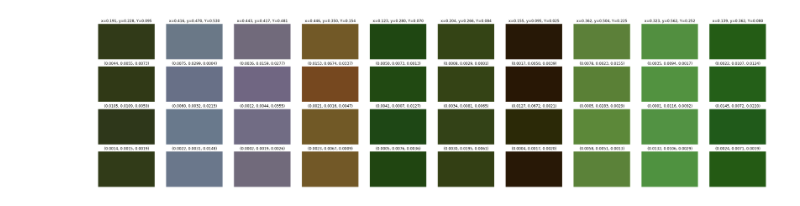
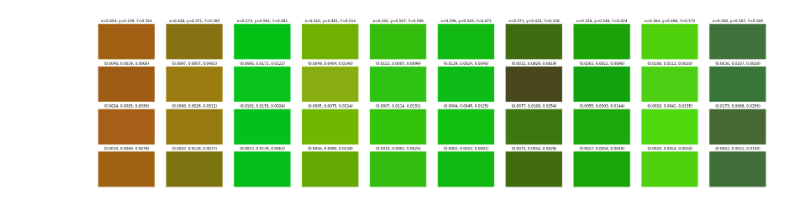
Before and after one commit to taigaoma1997/Meta_learning_photonics_structure, a Jupyter notebook: Model/compare_results.ipynb, the cells around one changed output. Saved outputs shown, nothing was run; the diff lists cells and outputs as text; code cells hidden in the pictures.

```diff
--- a/Model/compare_results.ipynb
+++ b/Model/compare_results.ipynb
@@ -69,7 +34,7 @@ def insert_xyY(xyY, B):
 
     a = len(B)
     for i in range(a):
-        xyY = np.insert(xyY, B[i], 0, axis=0)
+        xyY = np.insert(xyY, B[i], [0, 1, 1], axis=0)
 
     return xyY
 
@@ -80,7 +45,9 @@ temp = scipy.io.loadmat(filepath_tandem)
 insert_tandem = list(list(temp.items())[7][1][0,:])
 filepath_tandem ="./data_predicted/xyY/xyY_param_tandem_pred.mat"
 temp = scipy.io.loadmat(filepath_tandem)
+cie_raw = np.array(list(temp.items())[7][1])
 xyY_tandem = insert_xyY(np.array(list(temp.items())[7][1]), insert_tandem)
+
 
 # load vae:
 filepath_vae = "./data_predicted/param_vae_hybrid_GSNN1_1_pred.mat"
@@ -102,3 +69,6 @@ xyY_gan = insert_xyY(np.array(list(temp.items())[7][1]), insert_gan)
 filepath_cie = "./data_predicted/param_cgan_pred_all.mat"
 temp = scipy.io.loadmat(filepath_cie)
 xyY_original = np.array(list(temp.items())[6][1])
+
+
+print(xyY_tandem[300,:])
@@ -105,9 +129,26 @@ xyY_original = np.array(list(temp.items())[6][1])
 # %%
-# Choose 10 CIE
-
 M = len(xyY_original)
 N = 10
-row_cie = np.random.randint(M, size=10)
+
+row_cie = []
+i = 0
+
+while len(row_cie)<N:
+    m = np.random.randint(M)
+
+    if xyY_original[m,2] < 0.3:
+
+        continue
+    if m in row_cie:
+        continue
+    row_cie.append(m)
+
+    if min(rgb_original[row_cie[i],:])>0:
+            i+=1
+    else:
+        del row_cie[-1]
+
+
 
 fig, axs = plt.subplots(4, N, figsize=[40,10])
 x = [0,0.5,1]
@@ -117,36 +158,33 @@ abs_tandem = abs(xyY_tandem[row_cie,:]-xyY_original[row_cie,:])
 abs_vae = abs(xyY_vae[row_cie,:]-xyY_original[row_cie,:])
 abs_gan = abs(xyY_gan[row_cie,:]-xyY_original[row_cie,:])
 
-def xyY_to_XYZ(xyY):
-    # http://www.brucelindbloom.com/index.html?Eqn_xyY_to_XYZ.html
-    a = len(xyY)
-    XYZ = np.zeros([a, 3])
-    for i in range(a):
-        XYZ[i,0] = xyY[i,0]*xyY[i,2]/xyY[i,1]
-        XYZ[i,1] = xyY[i,2]
-        XYZ[i,2] = (1-xyY[i,0]-xyY[i,1])*xyY[i,2]/xyY[i,1]
+for i in range(N):
+    if min(rgb_original[row_cie[i],:])<=0:
+        continue
 
-    return XYZ
+    axs[0,i].plot(x, y, color=rgb_original[row_cie[i],:], linewidth=300)
+    axs[0,i].set_title('x={:.3f}, y={:.3f}, Y={:.3f}'.format(xyY_original[row_cie[i],0],xyY_original[row_cie[i],1],xyY_original[row_cie[i],2]))
+    axs[0,i].axis('off')
 
-def XYZ_to_RGB(XYZ):
+    if min(rgb_tandem[row_cie[i],:])<0:
+        axs[1,i].plot(x, y, color='r',linewidth=1)
+    else:
+        axs[1,i].plot(x, y, color=rgb_tandem[row_cie[i],:], linewidth=300)
 
+    axs[1,i].set_title('({:.4f}, {:.4f}, {:.4f})'.format(abs_tandem[i,0],abs_tandem[i,1],abs_tandem[i,2]))
+    axs[1,i].axis('off')
 
-for i in range(N):
-     axs[0,i].plot(x, y, color=xyY_original[row_cie[i],:], linewidth=300)
-     axs[0,i].set_title('x={:.3f}, y={:.3f}, Y={:.3f}'.format(xyY_original[row_cie[i],0],xyY_original[row_cie[i],1],xyY_original[row_cie[i],2]))
-     axs[0,i].axis('off')
-     axs[1,i].plot(x, y, color=xyY_tandem[row_cie[i],:], linewidth=300)
-     axs[1,i].set_title('({:.4f}, {:.4f}, {:.4f})'.format(abs_tandem[i,0],abs_tandem[i,1],abs_tandem[i,2]))
-     axs[1,i].axis('off')
-     axs[2,i].plot(x, y, color=xyY_vae[row_cie[i],:], linewidth=300)
-     axs[2,i].set_title('({:.4f}, {:.4f}, {:.4f})'.format(abs_vae[i,0],abs_vae[i,1],abs_vae[i,2]))
-     axs[2,i].axis('off')
-     axs[3,i].plot(x, y, color=xyY_gan[row_cie[i],:], linewidth=300)
-     axs[3,i].set_title('({:.4f}, {:.4f}, {:.4f})'.format(abs_gan[i,0],abs_gan[i,1],abs_gan[i,2]))
-     axs[3,i].axis('off')
+    if min(rgb_vae[row_cie[i],:])<0:
+        axs[1,i].plot(x, y, color='r', linewidth=1)
+    else:
+        axs[2,i].plot(x, y, color=rgb_vae[row_cie[i],:], linewidth=300)
+    axs[2,i].set_title('({:.4f}, {:.4f}, {:.4f})'.format(abs_vae[i,0],abs_vae[i,1],abs_vae[i,2]))
+    axs[2,i].axis('off')
 
-axs[0,0].set_ylabel('Original')
-axs[1,0].set_ylabel('Tandem designed')
-axs[2,0].set_ylabel('VAE designed')
-axs[3,0].set_ylabel('GAN designed')
+    if min(rgb_gan[row_cie[i],:])<0:
+        axs[1,i].plot(x, y, color='r', linewidth=1)
+    else:
+        axs[3,i].plot(x, y, color=rgb_gan[row_cie[i],:], linewidth=300)
+    axs[3,i].set_title('({:.4f}, {:.4f}, {:.4f})'.format(abs_gan[i,0],abs_gan[i,1],abs_gan[i,2]))
+    axs[3,i].axis('off')
 # %% [output]
@@ -154 +191 @@ Text(0, 0.5, 'GAN designed')
-[figure, old version]
+[figure, new version]
```
Also changed, not shown: parts of 21 cells of this notebook, 29 other files.
